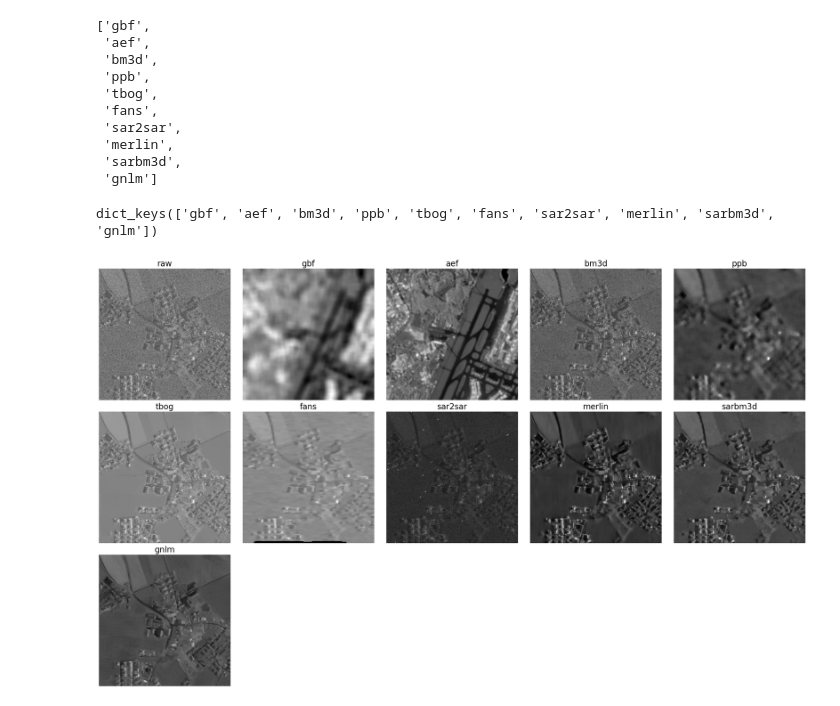
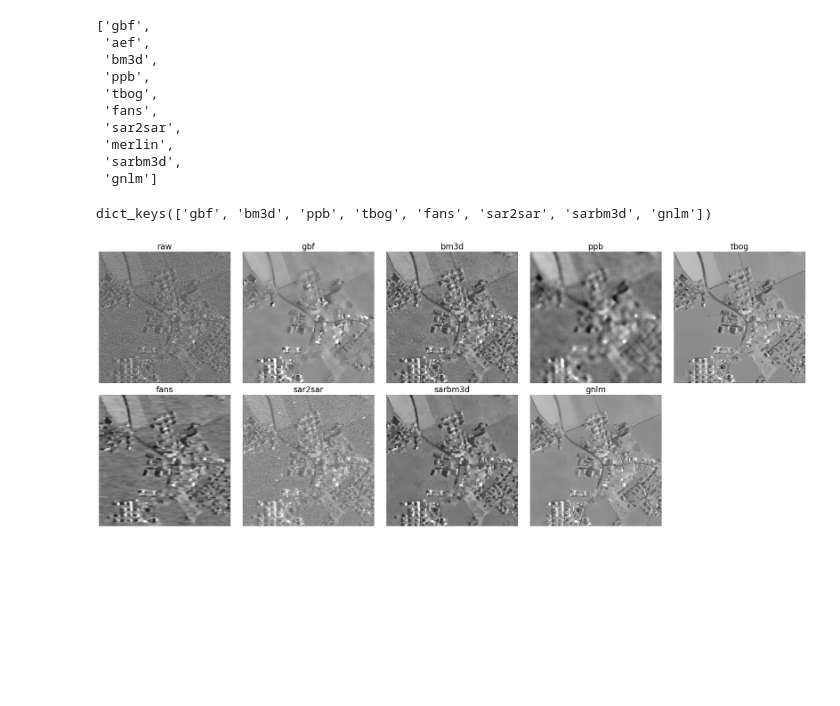
Before and after one commit to mdellaiera/despeckling, a Jupyter notebook: notebooks/compile_results.ipynb, the cells around one changed output. Cells and saved outputs as stored; diff of their text form; code cells hidden in the pictures; blank space fills up the shorter version.

```diff
--- a/notebooks/compile_results.ipynb
+++ b/notebooks/compile_results.ipynb
@@ -9,5 +10,13 @@ from scripts.utils import c2ap
+# %%
+def T(img, gamma=0.8):
+    img_T = img.copy()
+    img_T, _ = standardize(np.clip(img_T, 0, 255))
+    img_T = exposure.rescale_intensity(img_T, in_range=(-5, 5), out_range=(0, 1))
+    img_T = exposure.adjust_gamma(img_T, gamma=gamma, gain=1.0).squeeze()
+    return img_T
 # %%
 baseline_directory = '../methods/'
+name = 'village'
 METHOD_LIST = os.listdir(baseline_directory)
 METHOD_LIST = [m for m in METHOD_LIST if not m.startswith('__') and len(os.listdir(os.path.join(baseline_directory, m, 'results'))) > 0]
 
@@ -28,46 +37,46 @@ results_dict = {}
 
 for m in METHOD_LIST:
     filenames = os.listdir(os.path.join(baseline_directory, m, 'results'))
-    result_path = [os.path.join(baseline_directory, m, 'results', f) for f in filenames if f.endswith('.mat')][0]
+    for f in filenames:
+        if f.endswith('.mat') and name in f:
+            result_path = os.path.join(baseline_directory, m, 'results', f)
+            filtered_data = read_image(result_path, key=KEY_OUTPUT_SAR)
+            filtered_data, _ = c2ap(filtered_data)
 
-    # filtered_data = scipy.io.loadmat(result_path)
-    # filtered_data = filtered_data[KEY]
-    filtered_data = read_image(result_path, 'sar_despeckled')
-    filtered_data, _ = c2ap(filtered_data)
-
-    results_dict[m] = filtered_data
+            results_dict[m] = filtered_data
 
 results_dict.keys()
 # %% [output]
-dict_keys(['gbf', 'aef', 'bm3d', 'ppb', 'tbog', 'fans', 'sar2sar', 'merlin', 'sarbm3d', 'gnlm'])
+dict_keys(['gbf', 'bm3d', 'ppb', 'tbog', 'fans', 'sar2sar', 'sarbm3d', 'gnlm'])
 # %%
-input_path = "../../dataset/data_village.npz"
+input_path = f"../../dataset/data_{name}.npz"
 
-raw_data = read_image(input_path, 'sar')
+raw_data = read_image(input_path, KEY_INPUT_SAR)
 raw_data, _ = c2ap(raw_data)
 # %%
 IMAGE_SIZE = 5
 N_COLS = 5
 FONTSIZE = 20
 
-N_IMAGES = len(METHOD_LIST)
+SELECTED_METHOD_LIST = list(results_dict.keys())
+N_IMAGES = len(SELECTED_METHOD_LIST)
 N_ROWS = int(np.ceil(N_IMAGES / N_COLS)) + 1
 
 plt.figure(figsize=(IMAGE_SIZE * N_COLS, IMAGE_SIZE * N_ROWS))
 
 plt.subplot(N_ROWS, N_COLS, 1)
 plt.imshow(raw_data, cmap='gray')
 plt.title('raw', fontsize=FONTSIZE)
 plt.axis('off')
 
-for i, METHOD in enumerate(METHOD_LIST):
-    filtered_data = results_dict[METHOD]
+for i, m in enumerate(SELECTED_METHOD_LIST):
+    filtered_data = results_dict[m]
 
     plt.subplot(N_ROWS, N_COLS, i + 2)
-    plt.imshow(filtered_data, cmap='gray')
-    plt.title(f'{METHOD}', fontsize=FONTSIZE)
+    plt.imshow(T(filtered_data), cmap='gray')
+    plt.title(f'{m}', fontsize=FONTSIZE)
     plt.axis('off')
 
 plt.tight_layout()
 # %% [output]
-[figure, old version]
+[figure, new version]
```
Also changed, not shown: parts of 1 cell of this notebook, 32 other files.
